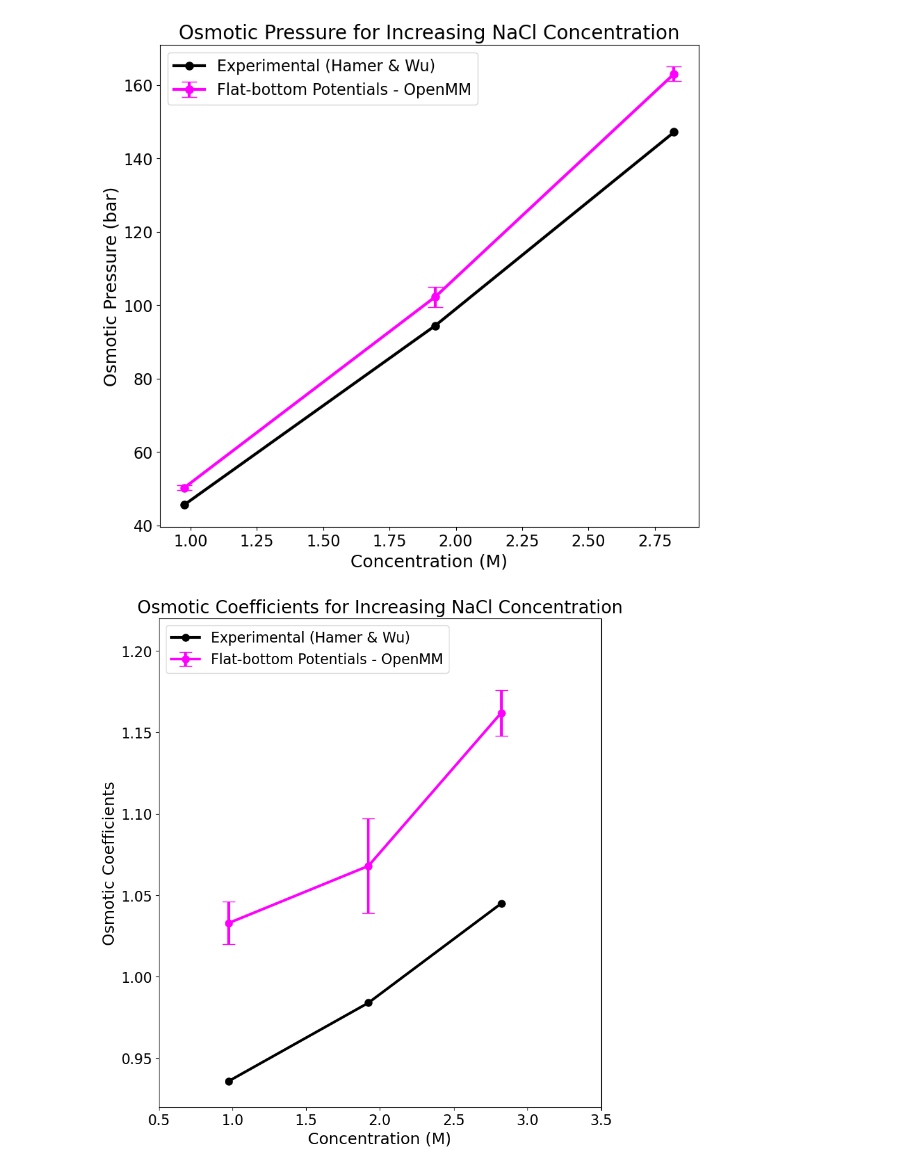
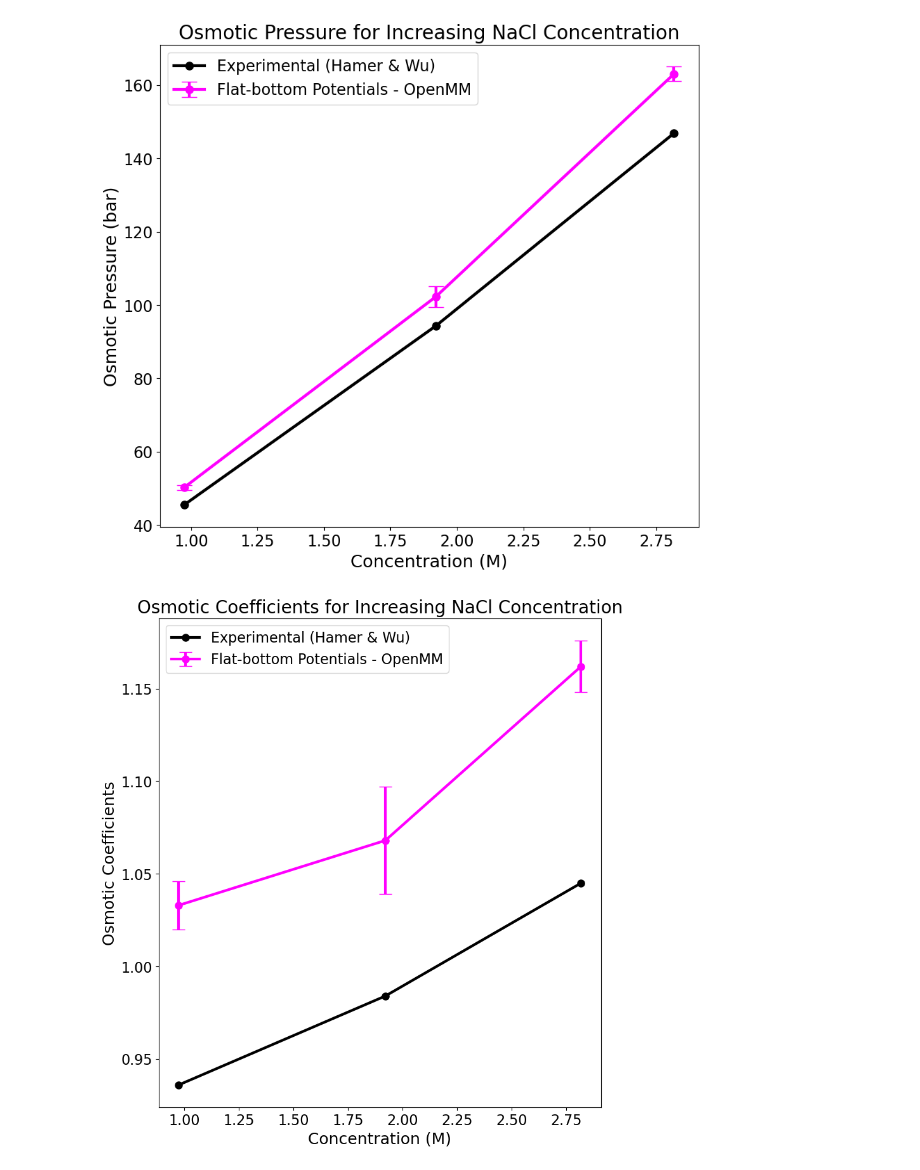
Before and after one commit to barmoral/osmotic_calculations, a Jupyter notebook: FlatBottomPotentials_analysis/FBP_analysis.ipynb, the cells around one changed output. Saved outputs shown, nothing was run; the diff lists cells and outputs as text; code cells hidden in the pictures.

```diff
--- a/FlatBottomPotentials_analysis/FBP_analysis.ipynb
+++ b/FlatBottomPotentials_analysis/FBP_analysis.ipynb
@@ -90,20 +91,20 @@ molal_infos = {
     1 : IonMolalInfo(
         molality=1.0*(mole / kilogram),
         n_parts=65,
-        osm_coeff_exp=0.940,
-        # molarity=0.98*molar
+        osm_coeff_exp=0.936,
+        molarity=0.97597511*molar
     ),
     2 : IonMolalInfo(
         molality=2.0*(mole / kilogram),
         n_parts=128,
         osm_coeff_exp=0.984,
-        # molarity=1.92*molar
+        molarity=1.92192022*molar
     ),
     3 : IonMolalInfo(
         molality=3.0*(mole / kilogram),
         n_parts=188,
         osm_coeff_exp=1.045,
-        # molarity=2.82*molar
+        molarity=2.82282032*molar
     ),
 }
 # %% [markdown]
@@ -487,0 +484,9 @@ Osmotic Pressure from experimental osmotic coefficient: 147.16773437846214 bar
+# %%
+# Molar concentrations corresponding to 1 molal, 2 molal, and 3 molal
+concs=[molal_infos[i+1].molarity.in_units_of(mole/litre) for i,m in enumerate(molalities)]
+yexpOC=[molal_infos[i+1].osm_coeff_exp for i in range(len(molalities))]
+yexpOP=[]
+
+for i,m in enumerate(molalities):
+    op_res=osm_experimental(exp_osm_coeff=yexpOC[i], molarity=concs[i])
+    yexpOP.append(op_res.value_in_unit(op_res.unit))
@@ -522,3 +502,5 @@ BIGGER_SIZE = 20
+# %%
+fbp_results=load_results()
 # %%
 ## Osmotic pressure plot
 plt.rcParams.update({'font.size': 16})
@@ -536,16 +518,16 @@ plt.show()
 # %%
 # Osmotic coefficient plot
 plt.rcParams.update({'font.size': 16})
 plt.figure(figsize=(9.0,10.0))
-plt.errorbar(xconc,off_oc, yerr=off_ocerr, fmt='o', linestyle='-',color='magenta', capsize=7, label='Flat-bottom Potentials - OpenMM', lw=3, markersize=8)
-plt.plot(xconc,yexpOC, marker='o', linestyle='-',color='k', label='Experimental (Hamer & Wu)', lw=3, markersize=8)
+plt.plot([x._value for x in concs],yexpOC, marker='o', linestyle='-',color='k', label='Experimental (Hamer & Wu)', lw=3, markersize=8)
+plt.errorbar([x._value for x in concs],fbp_results['OC_Values'], yerr=fbp_results['OC_Errors'], fmt='o', linestyle='-',color='magenta', capsize=7, label='Flat-bottom Potentials - OpenMM', lw=3, markersize=8)
 plt.xlabel("Concentration (M)",fontsize=MEDIUM_SIZE)
 plt.ylabel("Osmotic Coefficients",fontsize=MEDIUM_SIZE)
-plt.xlim(0.5,3.5)
-plt.ylim(0.92,1.22)
+# plt.xlim(0.5,3.5)
+# plt.ylim(0.92,1.22)
 plt.title('Osmotic Coefficients for Increasing NaCl Concentration', fontsize=BIGGER_SIZE)
 plt.legend(prop={'size': 16}, loc='upper left')
 plt.savefig('ocs.png')
 plt.show()
 # %% [output]
-[figure, old version]
+[figure, new version]
```
Also changed, not shown: parts of 25 cells of this notebook, 5 other files.
